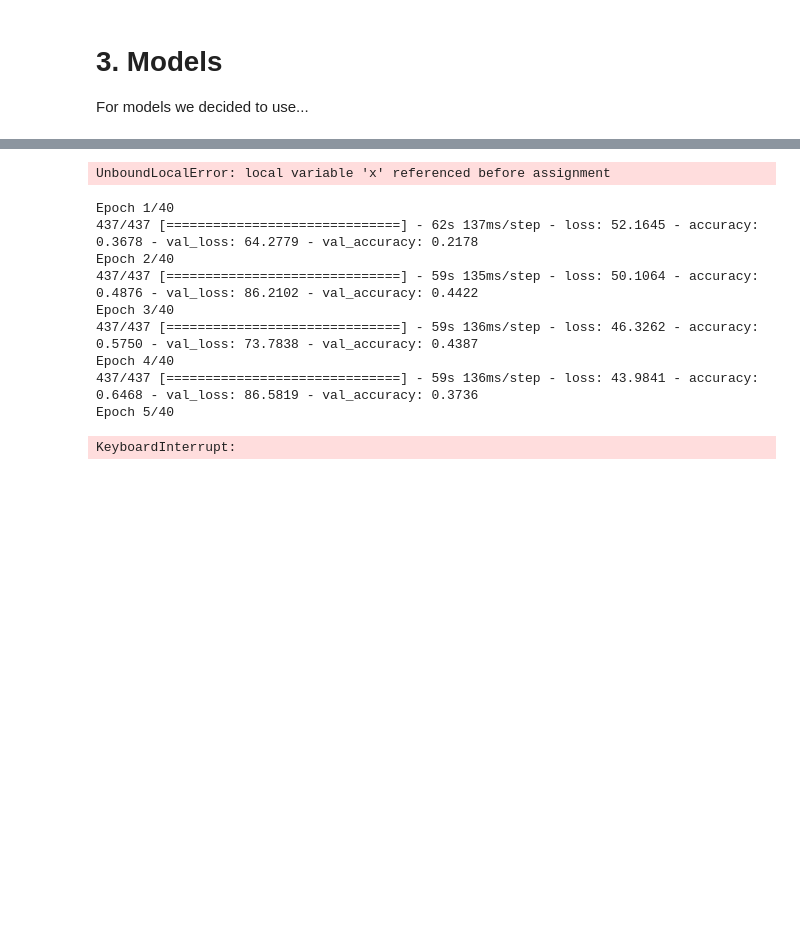
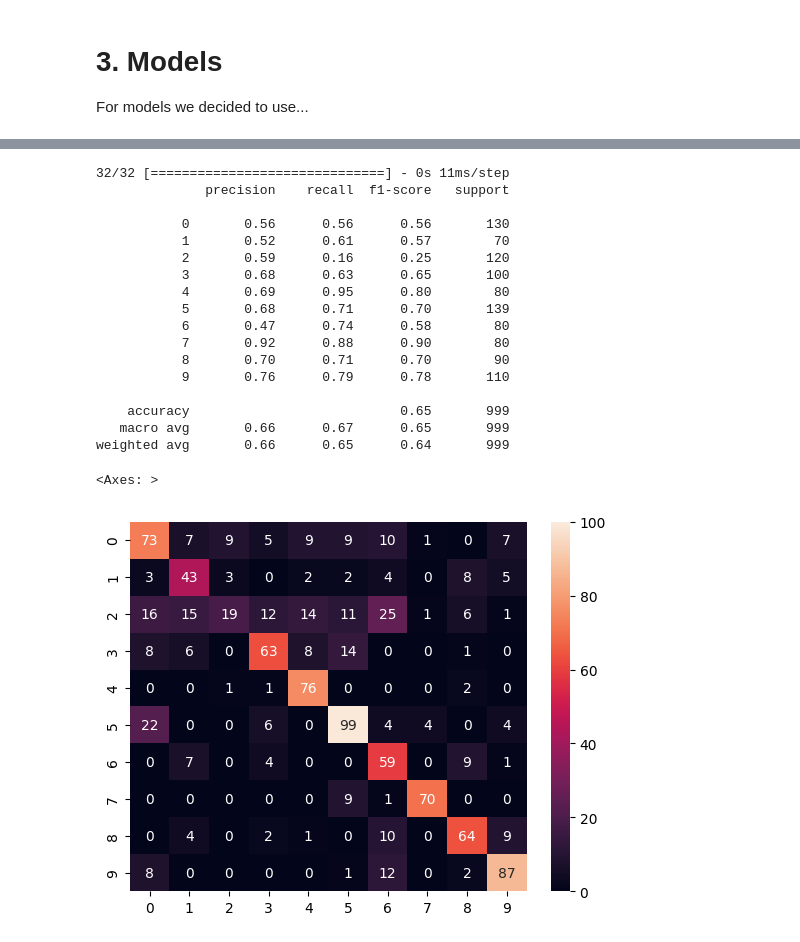
Before and after one commit to szilaard/AIT_project, a Jupyter notebook: AitProject.ipynb, the cells around one changed output, grey strips where cells are left out. Saved outputs shown, nothing was run; the diff lists cells and outputs as text; code cells hidden in the pictures; blank space fills up the shorter version.

Commit message:
added model

```diff
--- a/AitProject.ipynb
+++ b/AitProject.ipynb
@@ -421,2 +234,18 @@ _________________________________________________________________
 # %%
 es = EarlyStopping(monitor='val_accuracy', mode='auto', verbose=1, patience=5, restore_best_weights=True)
+# %%
+input = Input(shape=(X_train.shape[1:]))
+conv1 = Conv2D(filters=256, kernel_size=3, activation='relu', padding='valid', kernel_initializer='glorot_normal')(input)
+conv2 = Conv2D(filters=256, kernel_size=3, activation='relu', padding='valid', kernel_initializer='glorot_normal')(conv1)
+ap = AveragePooling2D(pool_size=3, strides=2, padding='same')(conv2)
+ap = BatchNormalization()(ap)
+conv3 = Conv2D(filters=256, kernel_size=3, activation='relu', padding='valid', kernel_initializer='glorot_normal')(ap)
+ap = AveragePooling2D(pool_size=3, strides=2, padding='same')(conv3)
+ap = BatchNormalization()(ap)
+conv4 = Conv2D(filters=512, kernel_size=4, activation='relu', padding='valid', kernel_initializer='glorot_normal')(ap)
+ap = GlobalAveragePooling2D()(conv4)
+dense1 = Dense(256, activation='relu')(ap)
+dense1 = Dropout(0.1)(dense1)
+dense2 = Dense(128, activation='relu')(dense1)
+output = Dense(nb_classes, activation='softmax')(dense2)
+conv_model = tf.keras.Model(inputs=input, outputs=output)
@@ -423,3 +272,5 @@ es = EarlyStopping(monitor='val_accuracy', mode='auto', verbose=1, patience=5, r
+# %%
+conv_model.compile(optimizer = 'adam', loss = 'categorical_crossentropy', metrics = ['accuracy'])
 # %%
-lstm.fit(X_train, Y_train, epochs=40, batch_size=16, validation_data=(X_valid, Y_valid), verbose=1, callbacks=es)
+conv_model.fit(X_train, Y_train, epochs=50, batch_size=16, validation_data=(X_valid, Y_valid), verbose=1, callbacks=es)
 # %% [output]
@@ -443,5 +294 @@ Epoch 8: early stopping
 <keras.callbacks.History at 0x...>
-# %%
-X_train = tf.expand_dims(X_train, axis=-1)
-X_valid = tf.expand_dims(X_valid, axis=-1)
-X_test = tf.expand_dims(X_test, axis=-1)
@@ -471,19 +295,27 @@ class CONV_Model(tf.keras.Model):
-# %%
-conv = CONV_Model(10)
-conv.compile(optimizer = 'adam', loss = 'categorical_crossentropy', metrics = ['accuracy'])
-conv.build(input_shape=(None, X_train.shape[1], X_train.shape[2], 1))
-# %% [output]
-UnboundLocalError: local variable 'x' referenced before assignment
-# %%
-conv.fit(X_train, Y_train, epochs=40, batch_size=16, validation_data=(X_valid, Y_valid), verbose=1, callbacks=es)
-# %% [output]
-Epoch 1/40
-437/437 [==============================] - 62s 137ms/step - loss: 52.1645 - accuracy: 0.3678 - val_loss: 64.2779 - val_accuracy: 0.2178
-Epoch 2/40
-437/437 [==============================] - 59s 135ms/step - loss: 50.1064 - accuracy: 0.4876 - val_loss: 86.2102 - val_accuracy: 0.4422
-Epoch 3/40
-437/437 [==============================] - 59s 136ms/step - loss: 46.3262 - accuracy: 0.5750 - val_loss: 73.7838 - val_accuracy: 0.4387
-Epoch 4/40
-437/437 [==============================] - 59s 136ms/step - loss: 43.9841 - accuracy: 0.6468 - val_loss: 86.5819 - val_accuracy: 0.3736
-Epoch 5/40
-KeyboardInterrupt:
+# %%
+from sklearn.metrics import confusion_matrix, classification_report
+import seaborn as sns
+preds = conv_model.predict(X_test)
+print(classification_report(np.argmax(Y_test,1),np.argmax(preds,1)))
+conf=confusion_matrix(np.argmax(Y_test,1),np.argmax(preds,1))
+sns.heatmap(conf, annot=True, fmt='d', vmax=100)
+# %% [output]
+32/32 [==============================] - 0s 11ms/step
+              precision    recall  f1-score   support
+
+           0       0.56      0.56      0.56       130
+           1       0.52      0.61      0.57        70
+           2       0.59      0.16      0.25       120
+           3       0.68      0.63      0.65       100
+           4       0.69      0.95      0.80        80
+           5       0.68      0.71      0.70       139
+           6       0.47      0.74      0.58        80
+           7       0.92      0.88      0.90        80
+           8       0.70      0.71      0.70        90
+           9       0.76      0.79      0.78       110
+
+    accuracy                           0.65       999
+   macro avg       0.66      0.67      0.65       999
+weighted avg       0.66      0.65      0.64       999
+<Axes: >
+[figure, added]
```
Also changed, not shown: parts of 43 cells of this notebook, 4 other files.
